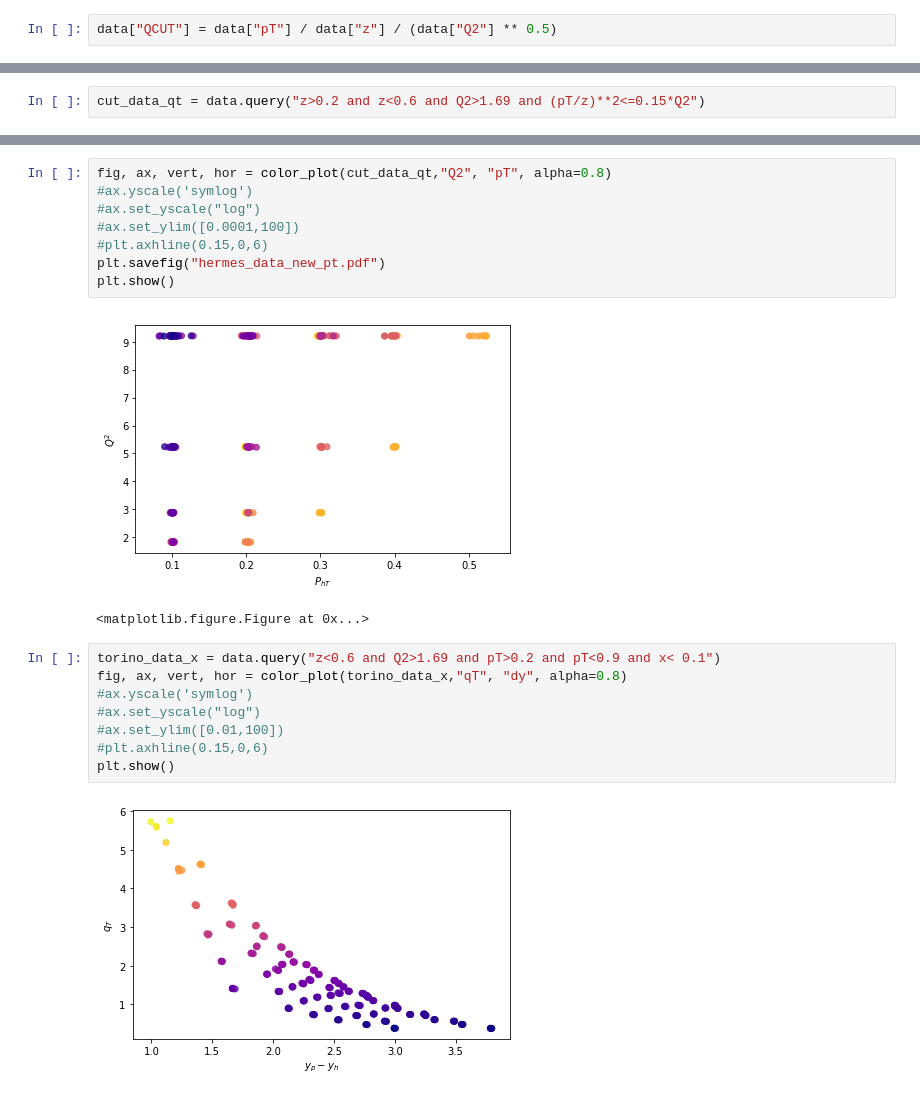
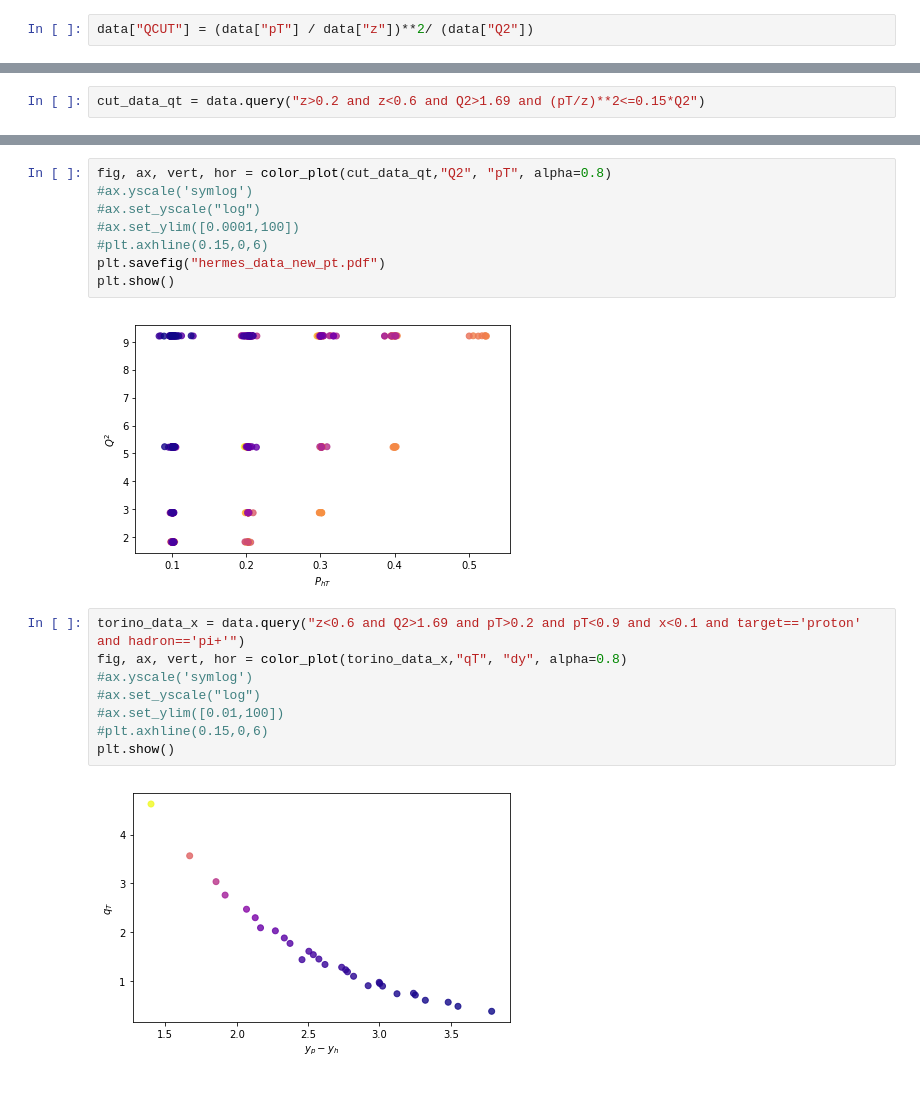
Before and after one commit to prokudin/psu_project_2018, a Jupyter notebook: notebooks_alexei_gk/HERMES_rapidity_color_plot_Alexei.ipynb, the cells around one changed output, grey strips where cells are left out. Cells and saved outputs as stored; diff of their text form.

```diff
--- a/notebooks_alexei_gk/HERMES_rapidity_color_plot_Alexei.ipynb
+++ b/notebooks_alexei_gk/HERMES_rapidity_color_plot_Alexei.ipynb
@@ -51,5 +61,5 @@ Ebeam, F2, Q2, W2, col, dy, hadron, i, obs, pT, stat_u, systabs_u, systole, syst
 # %%
-data["QCUT"] = data["pT"] / data["z"] / (data["Q2"] ** 0.5)
+data["QCUT"] = (data["pT"] / data["z"])**2/ (data["Q2"])
 # %%
 
 def custom_label(label):
@@ -193,16 +219,15 @@ fig, ax, vert, hor = color_plot(cut_data_qt,"Q2", "pT", alpha=0.8)
 plt.savefig("hermes_data_new_pt.pdf")
 plt.show()
 # %% [output]
-[figure, old version]
+[figure, new version]
-<matplotlib.figure.Figure at 0x...>
 # %%
-torino_data_x = data.query("z<0.6 and Q2>1.69 and pT>0.2 and pT<0.9 and x< 0.1")
+torino_data_x = data.query("z<0.6 and Q2>1.69 and pT>0.2 and pT<0.9 and x<0.1 and target=='proton' and hadron=='pi+'")
 fig, ax, vert, hor = color_plot(torino_data_x,"qT", "dy", alpha=0.8)
 #ax.yscale('symlog')
 #ax.set_yscale("log")
 #ax.set_ylim([0.01,100])
 #plt.axhline(0.15,0,6)
 plt.show()
 # %% [output]
-[figure, old version]
+[figure, new version]
 # %%
```
Also changed, not shown: parts of 17 cells of this notebook, 4 other files.
